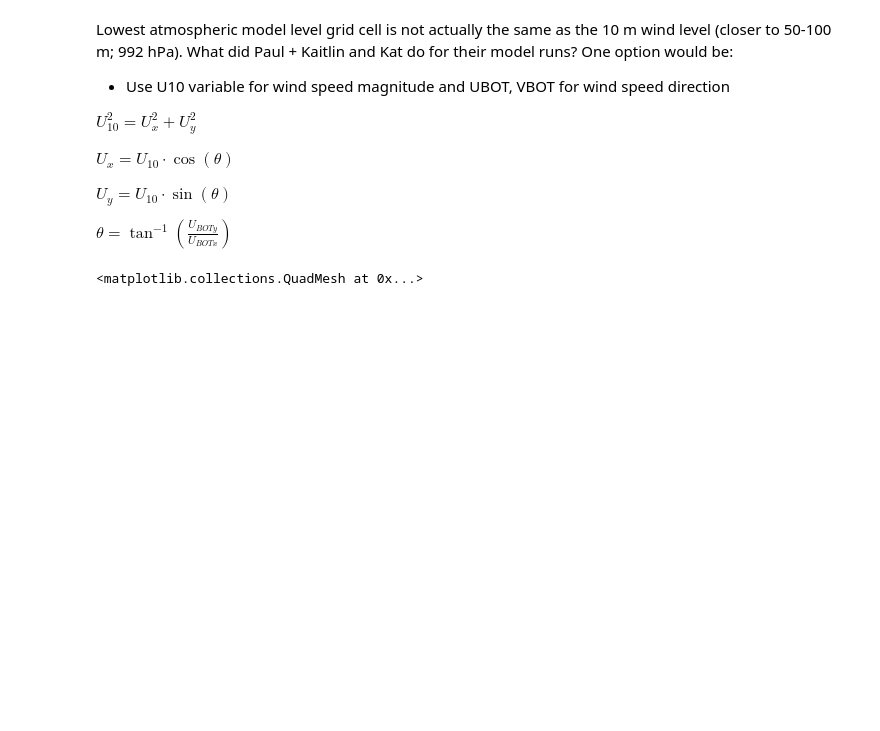
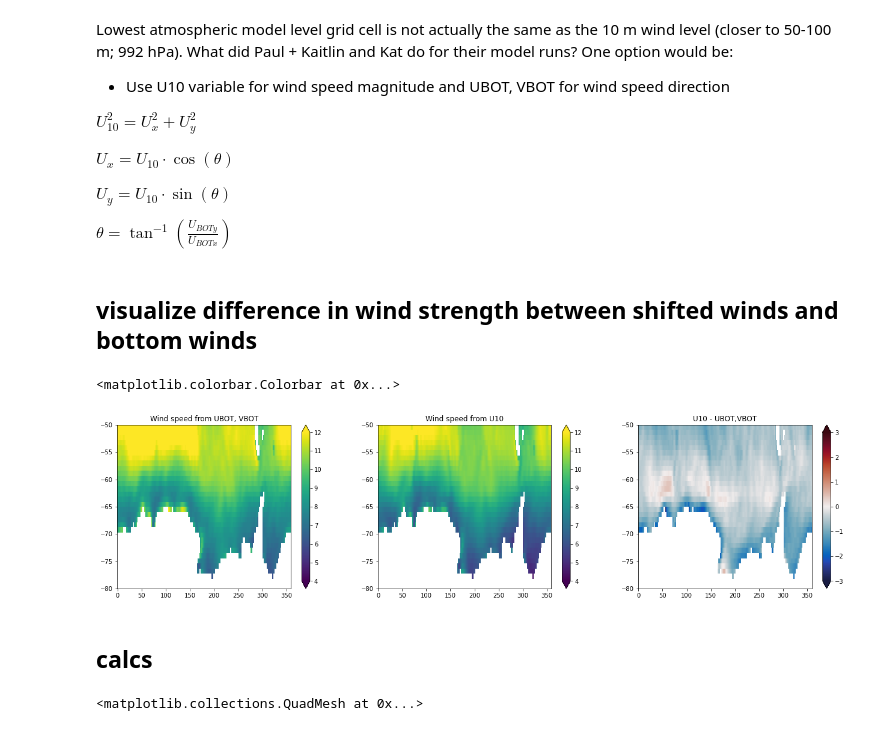
Before and after one commit to brogalla/analysis-birgal, a Jupyter notebook: nemo_config_setup/climate-experiments/impact-winds-surface.ipynb, the cells around one changed output. Drawn from its saved outputs; the diff is of its cells as text; code cells hidden in the pictures; blank space fills up the shorter version.

Commit message:
look at u10 versus ubot, vbot

```diff
--- a/nemo_config_setup/climate-experiments/impact-winds-surface.ipynb
+++ b/nemo_config_setup/climate-experiments/impact-winds-surface.ipynb
@@ -21,3 +25,5 @@ $ U_x = U_{10} \cdot \cos(\theta) $
 $ U_y = U_{10} \cdot \sin(\theta) $
 
 $\theta = \tan^{-1}(\frac{U_{BOTy}}{U_{BOTx}})$
+# %% [markdown]
+## visualize difference in wind strength between shifted winds and bottom winds
@@ -24,3 +32,31 @@ $\theta = \tan^{-1}(\frac{U_{BOTy}}{U_{BOTx}})$
+# %%
+kwags1 = {'lat':slice(-90,-50)}
+kwags2 = {'time':slice(0,365)}
+land = xr.open_dataset(f'{base_dir}raw/b.e21.BHISTsmbb.f09_g17.LE2-1011.001.cam.h0.LANDFRAC.185001-185912.nc').sel(**kwags1)
+bottomu  = xr.open_dataset(f'{base_dir}raw/b.e21.BHISTsmbb.f09_g17.LE2-1011.001.cam.h1.UBOT.18500101-18591231.nc').sel(**kwags1).isel(**kwags2)
+bottomv  = xr.open_dataset(f'{base_dir}raw/b.e21.BHISTsmbb.f09_g17.LE2-1011.001.cam.h1.VBOT.18500101-18591231.nc').sel(**kwags1).isel(**kwags2)
+original = xr.open_dataset(f'{base_dir}raw/b.e21.BHISTsmbb.f09_g17.LE2-1011.001.cam.h1.U10.18500101-18591231.nc').sel(**kwags1).isel(**kwags2)
+# %%
+speed      = np.sqrt(bottomu.UBOT**2 + bottomv.VBOT**2).mean(dim='time').where(land.LANDFRAC.isel(time=0)==0)
+orig_speed = original.U10.mean(dim='time').where(land.LANDFRAC.isel(time=0)==0)
+# %%
+fig, ax = plt.subplots(1,3, figsize=(22,5))
+ax[0].set_title('Wind speed from UBOT, VBOT')
+ax[1].set_title('Wind speed from U10')
+ax[2].set_title('U10 - UBOT,VBOT')
+cm1 = ax[0].pcolormesh(speed.lon, speed.lat, speed, vmin=4, vmax=12)
+cm2 = ax[1].pcolormesh(original.lon, original.lat, orig_speed, vmin=4, vmax=12)
+cm3 = ax[2].pcolormesh(speed.lon, speed.lat, (orig_speed - speed), vmin=-3, vmax=3, cmap=cmocean.cm.balance)
+for axis in ax.ravel():
+    axis.set_ylim(-80,-50)
+fig.colorbar(cm1, ax=ax[0], extend='both')
+fig.colorbar(cm2, ax=ax[1], extend='both')
+fig.colorbar(cm3, ax=ax[2], extend='both')
+# %% [output]
+<matplotlib.colorbar.Colorbar at 0x...>
+[figure, added]
+# %% [markdown]
+## calcs
 # %%
 run_dir = '/gws/nopw/j04/anthrofail/birgal/NEMO_AIS/output/CESM2-LE2_ens1011.001/'
 # %%
```
Also changed, not shown: parts of 3 cells of this notebook.
